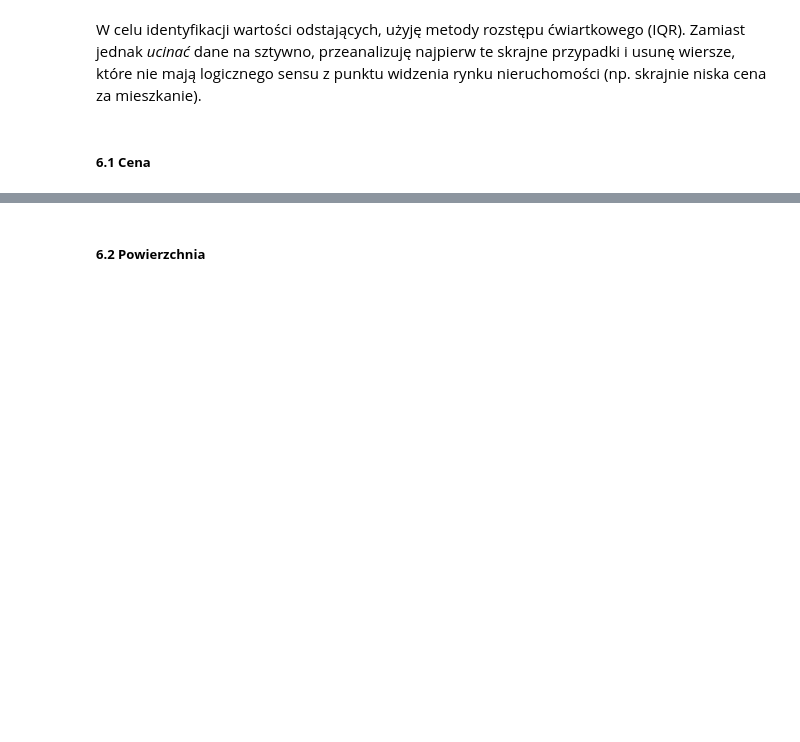
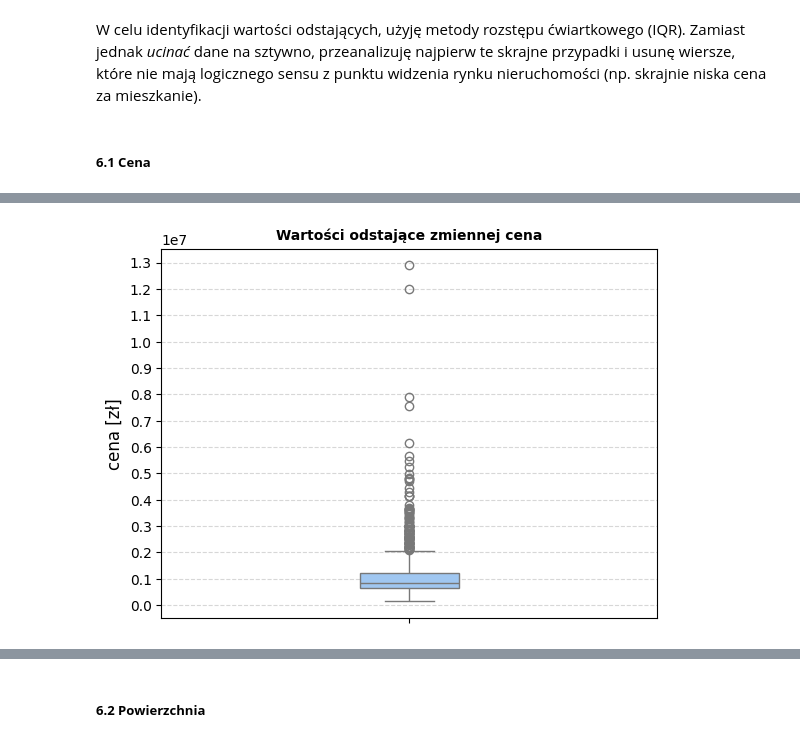
Before and after one commit to obydzoliwia/Pandas-EDA-Project, a Jupyter notebook: raport.ipynb, the cells around one changed output, grey strips where cells are left out. Drawn from its saved outputs; the diff is of its cells as text; code cells hidden in the pictures; blank space fills up the shorter version.

Commit message:
Add visualizations and intro to ML

```diff
--- a/raport.ipynb
+++ b/raport.ipynb
@@ -47,6 +47,22 @@ Wczytanie zbioru danych oraz zaimportowanie potrzebnych bibliotek:
 # %%
 import pandas as pd
 import numpy as np
+import matplotlib as mpl
+import matplotlib.pyplot as plt
+import seaborn as sns
+import matplotlib.gridspec as gridspec
+import matplotlib.ticker as ticker
+
+plt.style.use('seaborn-v0_8-pastel')
+mpl.rcParams.update({
+    'axes.titlesize': 10,
+    'axes.titleweight': 'bold',
+    'axes.labelsize': 12,
+    'xtick.labelsize': 10,
+    'ytick.labelsize': 10,
+    'legend.fontsize': 10
+})
+
 
 df = pd.read_csv("dataset_csv.csv")
 df
@@ -198,0 +201,8 @@ Liczba wartości odstających: 108
+# %%
+sns.boxplot(y=df["cena"], width=0.2)
+plt.title("Wartości odstające zmiennej cena")
+plt.yticks([i for i in range(0, 13000001, 1000000)])
+plt.ylabel("cena [zł]")
+plt.grid(visible=True, axis="y", linestyle="--", alpha=0.5)
+# %% [output]
+[figure, added]
```
Also changed, not shown: parts of 127 cells of this notebook.
